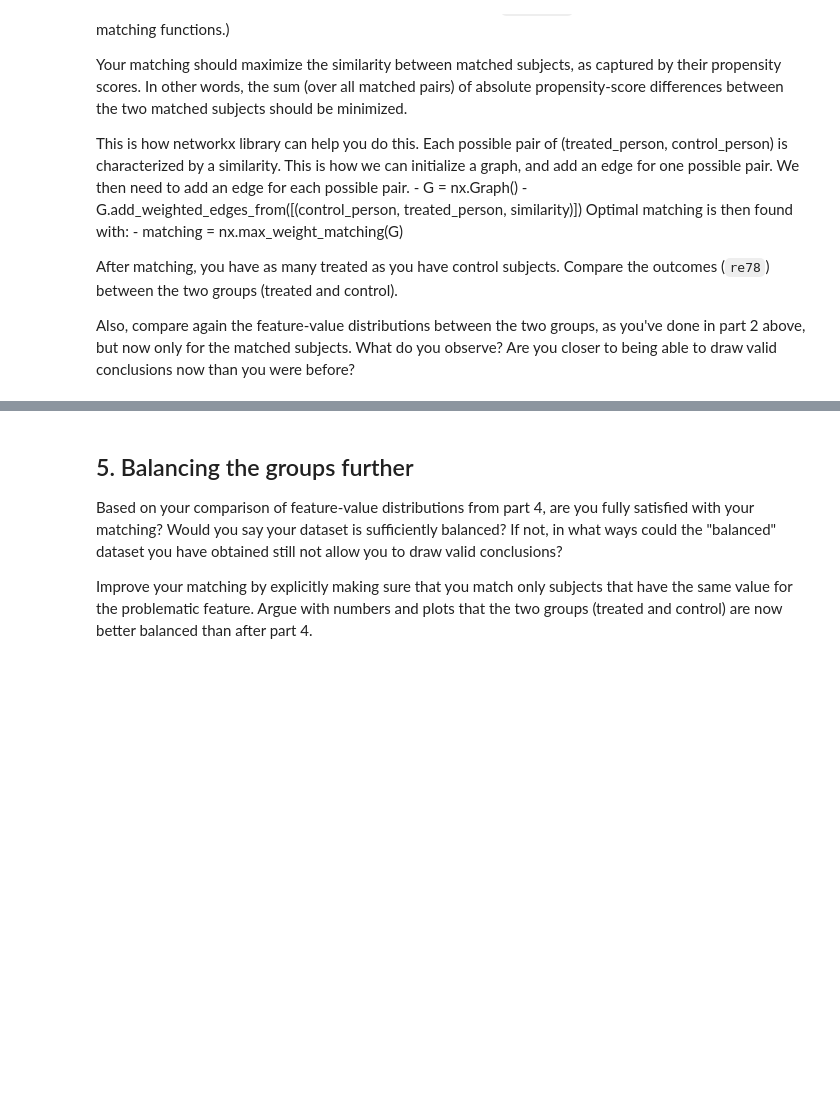
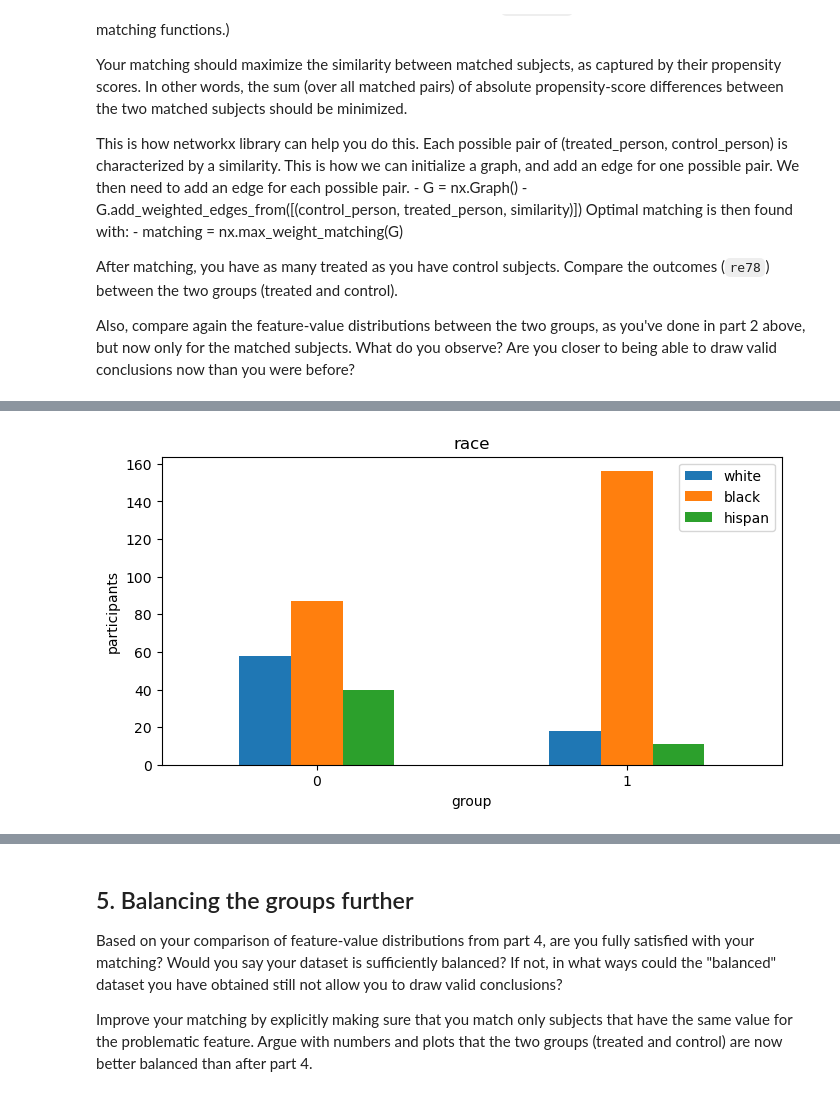
Before and after one commit to Dustmamat/AppliedDataAnalysis, a Jupyter notebook: Exercises/05 - Causal analysis of observational data/Observational studies exercise-mysolution.ipynb, the cells around one changed output, grey strips where cells are left out. Saved outputs shown, nothing was run; the diff lists cells and outputs as text; code cells hidden in the pictures; blank space fills up the shorter version.

```diff
--- a/Exercises/05 - Causal analysis of observational data/Observational studies exercise-mysolution.ipynb
+++ b/Exercises/05 - Causal analysis of observational data/Observational studies exercise-mysolution.ipynb
@@ -291,0 +342,11 @@ G = nx.Graph()
+# %%
+balanced_df_1_group = balanced_df_1.groupby(balanced_df_1.treat)[['white', 'black', 'hispan']].sum()
+pl = balanced_df_1_group.plot(kind='bar', figsize=[8,4], rot=0)
+pl.set_title('race')
+pl.set_ylabel('participants')
+pl.set_xlabel('group')
+plt.show()
+
+# after first matching, race is not balanced yet1!
+# %% [output]
+[figure, added]
```
Also changed, not shown: parts of 25 cells of this notebook.
